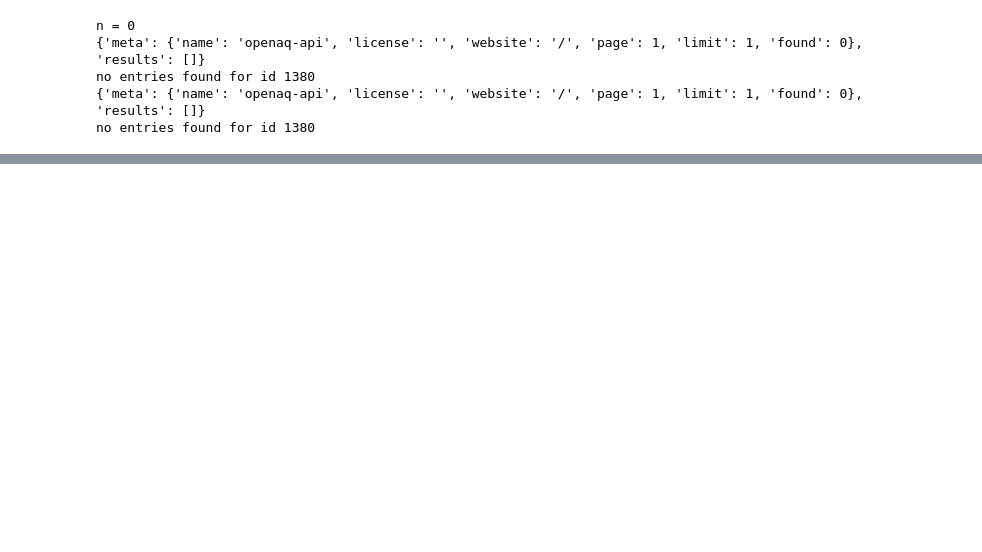
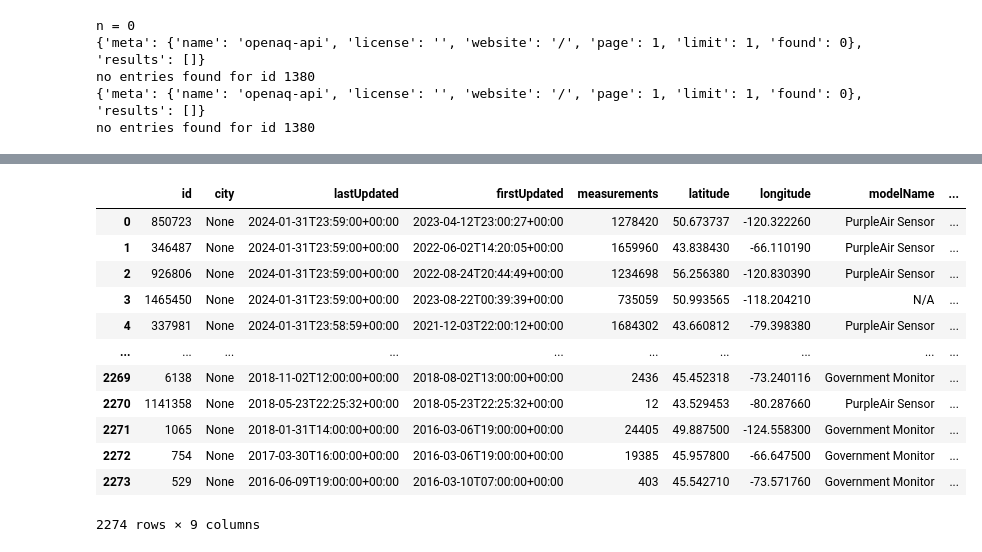
Before and after one commit to mccabete/get_smoke_ca, a Jupyter notebook: OpenAQ_API.ipynb, the cells around one changed output, grey strips where cells are left out. Cells and saved outputs as stored; diff of their text form; code cells hidden in the pictures; blank space fills up the shorter version.

```diff
--- a/OpenAQ_API.ipynb
+++ b/OpenAQ_API.ipynb
@@ -401,0 +567,16 @@ sens_mean = sens_mean.merge(min_sens, on = ["id"])
+# %%
+locs
+# %% [output]
+|  | id | city | lastUpdated | firstUpdated | measurements | latitude | longitude | modelName | ... |
+| 0 | 850723 | None | 2024-01-31T23:59:00+00:00 | 2023-04-12T23:00:27+00:00 | 1278420 | 50.673737 | -120.322260 | PurpleAir Sensor | ... |
+| 1 | 346487 | None | 2024-01-31T23:59:00+00:00 | 2022-06-02T14:20:05+00:00 | 1659960 | 43.838430 | -66.110190 | PurpleAir Sensor | ... |
+| 2 | 926806 | None | 2024-01-31T23:59:00+00:00 | 2022-08-24T20:44:49+00:00 | 1234698 | 56.256380 | -120.830390 | PurpleAir Sensor | ... |
+| 3 | 1465450 | None | 2024-01-31T23:59:00+00:00 | 2023-08-22T00:39:39+00:00 | 735059 | 50.993565 | -118.204210 | N/A | ... |
+| 4 | 337981 | None | 2024-01-31T23:58:59+00:00 | 2021-12-03T22:00:12+00:00 | 1684302 | 43.660812 | -79.398380 | PurpleAir Sensor | ... |
+| ... | ... | ... | ... | ... | ... | ... | ... | ... | ... |
+| 2269 | 6138 | None | 2018-11-02T12:00:00+00:00 | 2018-08-02T13:00:00+00:00 | 2436 | 45.452318 | -73.240116 | Government Monitor | ... |
+| 2270 | 1141358 | None | 2018-05-23T22:25:32+00:00 | 2018-05-23T22:25:32+00:00 | 12 | 43.529453 | -80.287660 | PurpleAir Sensor | ... |
+| 2271 | 1065 | None | 2018-01-31T14:00:00+00:00 | 2016-03-06T19:00:00+00:00 | 24405 | 49.887500 | -124.558300 | Government Monitor | ... |
+| 2272 | 754 | None | 2017-03-30T16:00:00+00:00 | 2016-03-06T19:00:00+00:00 | 19385 | 45.957800 | -66.647500 | Government Monitor | ... |
+| 2273 | 529 | None | 2016-06-09T19:00:00+00:00 | 2016-03-10T07:00:00+00:00 | 403 | 45.542710 | -73.571760 | Government Monitor | ... |
+2274 rows × 9 columns
```
Also changed, not shown: parts of 56 cells of this notebook.
